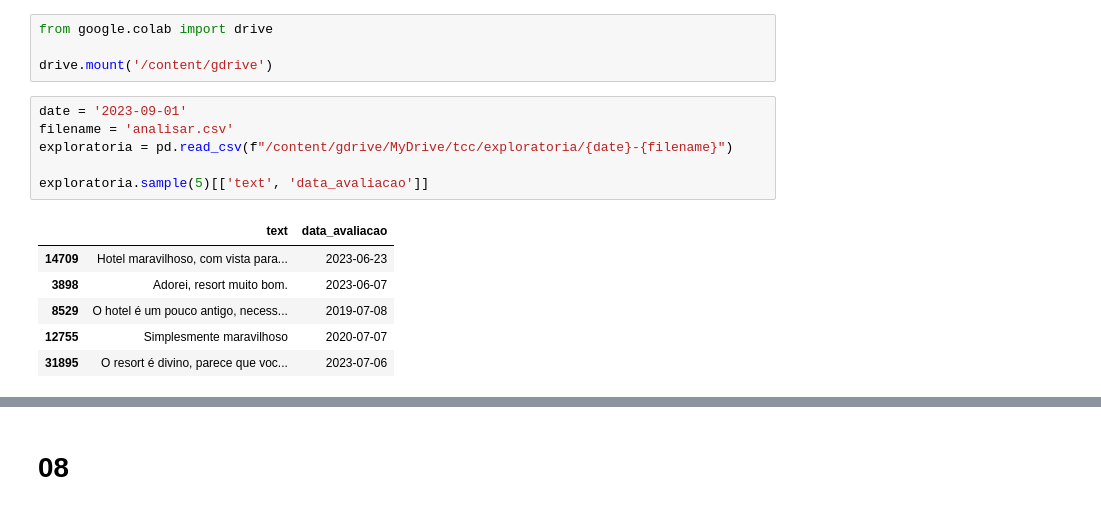
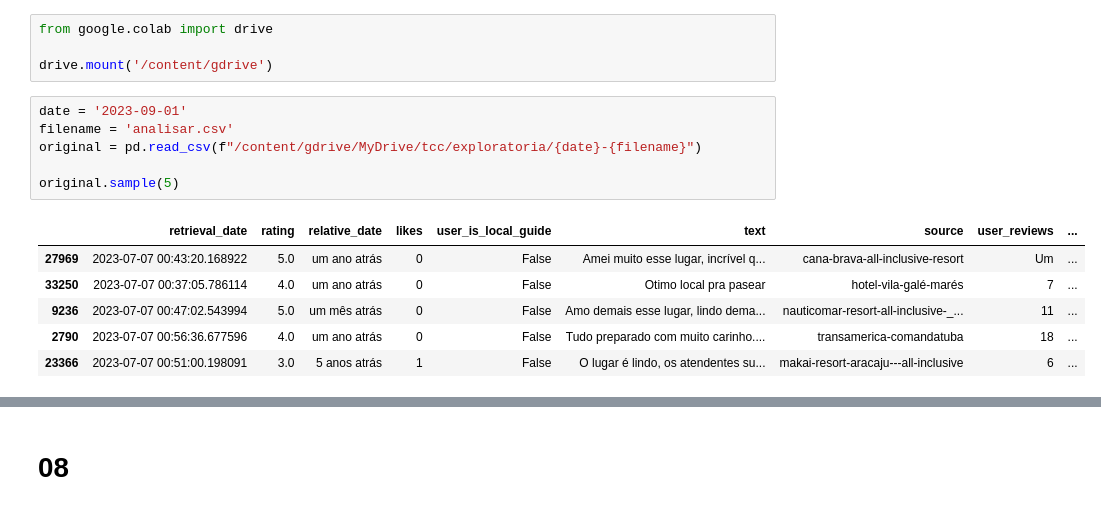
Before and after one commit to emerson-matos/tcc-notebooks, a Jupyter notebook: sentimentos/analise.ipynb, the cells around one changed output, grey strips where cells are left out. Cells and saved outputs as stored; diff of their text form.

```diff
--- a/sentimentos/analise.ipynb
+++ b/sentimentos/analise.ipynb
@@ -28,16 +28,16 @@ drive.mount('/content/gdrive')
 # %%
 date = '2023-09-01'
 filename = 'analisar.csv'
-exploratoria = pd.read_csv(f"/content/gdrive/MyDrive/tcc/exploratoria/{date}-{filename}")
+original = pd.read_csv(f"/content/gdrive/MyDrive/tcc/exploratoria/{date}-{filename}")
 
-exploratoria.sample(5)[['text', 'data_avaliacao']]
+original.sample(5)
 # %% [output]
-|  | text | data_avaliacao |
-| 14709 | Hotel maravilhoso, com vista para... | 2023-06-23 |
-| 3898 | Adorei, resort muito bom. | 2023-06-07 |
-| 8529 | O hotel é um pouco antigo, necess... | 2019-07-08 |
-| 12755 | Simplesmente maravilhoso | 2020-07-07 |
-| 31895 | O resort é divino, parece que voc... | 2023-07-06 |
+|  | retrieval_date | rating | relative_date | likes | user_is_local_guide | text | source | user_reviews | ... |
+| 27969 | 2023-07-07 00:43:20.168922 | 5.0 | um ano atrás | 0 | False | Amei muito esse lugar, incrível q... | cana-brava-all-inclusive-resort | Um | ... |
+| 33250 | 2023-07-07 00:37:05.786114 | 4.0 | um ano atrás | 0 | False | Otimo local pra pasear | hotel-vila-galé-marés | 7 | ... |
+| 9236 | 2023-07-07 00:47:02.543994 | 5.0 | um mês atrás | 0 | False | Amo demais esse lugar, lindo dema... | nauticomar-resort-all-inclusive-_... | 11 | ... |
+| 2790 | 2023-07-07 00:56:36.677596 | 4.0 | um ano atrás | 0 | False | Tudo preparado com muito carinho.... | transamerica-comandatuba | 18 | ... |
+| 23366 | 2023-07-07 00:51:00.198091 | 3.0 | 5 anos atrás | 1 | False | O lugar é lindo, os atendentes su... | makai-resort-aracaju---all-inclusive | 6 | ... |
 # %%
 treinado = pd.read_csv(f"/content/gdrive/MyDrive/tcc/testando-classificacao.csv")
 
```
Also changed, not shown: parts of 51 cells of this notebook.
